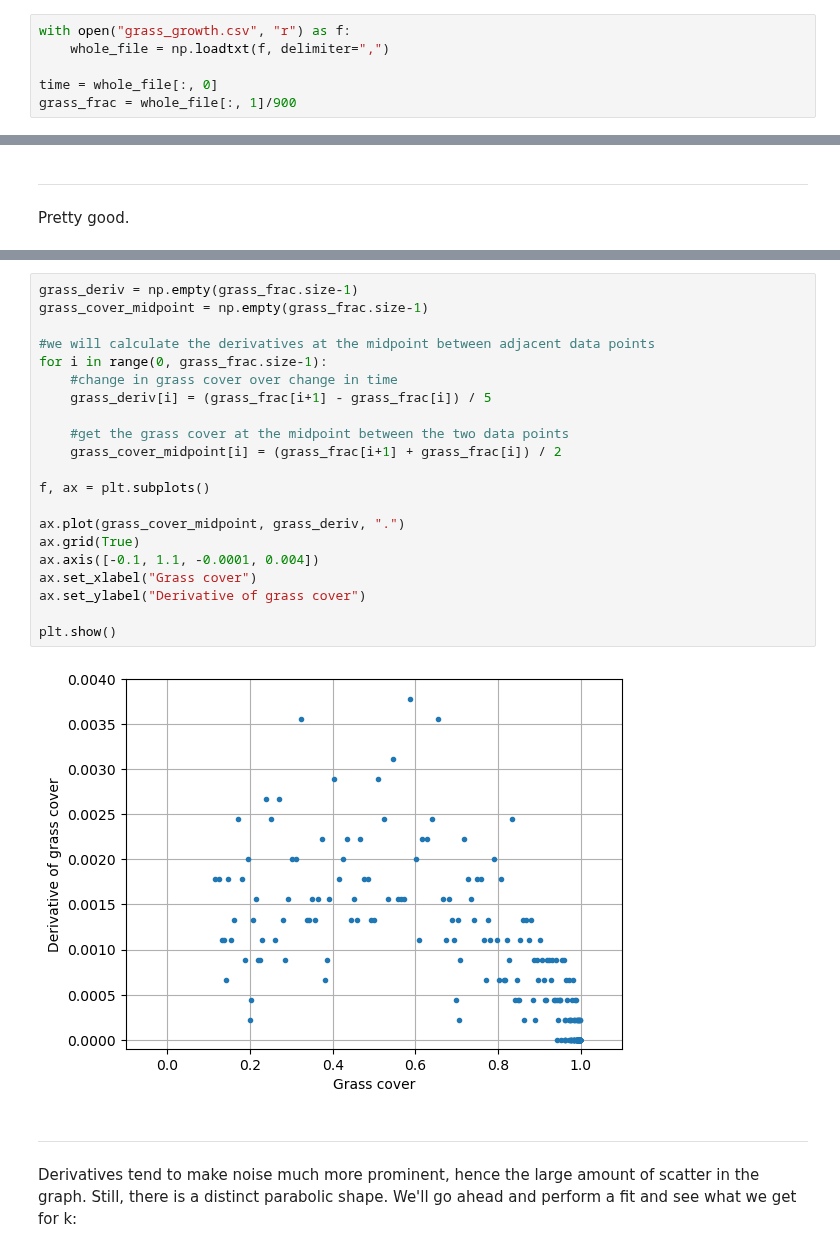
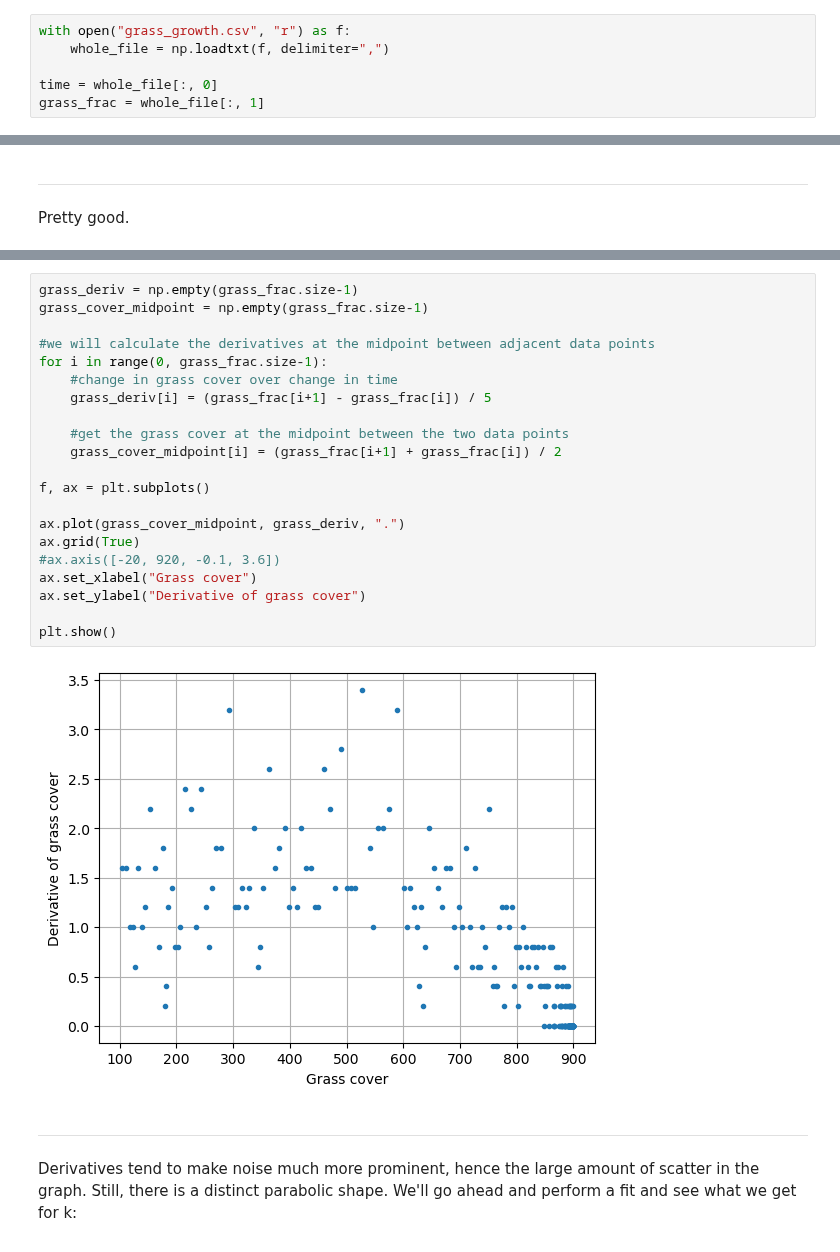
Before and after one commit to ELFREELAND/minecraft_sheep, a Jupyter notebook: grass_growth/grass_growth.ipynb, the cells around one changed output, grey strips where cells are left out. Drawn from its saved outputs; the diff is of its cells as text.

```diff
--- a/grass_growth/grass_growth.ipynb
+++ b/grass_growth/grass_growth.ipynb
@@ -18,7 +18,7 @@ with open("grass_growth.csv", "r") as f:
     whole_file = np.loadtxt(f, delimiter=",")
 
 time = whole_file[:, 0]
-grass_frac = whole_file[:, 1]/900
+grass_frac = whole_file[:, 1]
 # %% [markdown]
 ## Plot Grass Population vs Time
 ***
@@ -119,26 +119,26 @@ We'll start by calculating those derivatives.
 # %%
 grass_deriv = np.empty(grass_frac.size-1)
 grass_cover_midpoint = np.empty(grass_frac.size-1)
 
 #we will calculate the derivatives at the midpoint between adjacent data points
 for i in range(0, grass_frac.size-1):
     #change in grass cover over change in time
     grass_deriv[i] = (grass_frac[i+1] - grass_frac[i]) / 5
 
     #get the grass cover at the midpoint between the two data points
     grass_cover_midpoint[i] = (grass_frac[i+1] + grass_frac[i]) / 2
 
 f, ax = plt.subplots()
 
 ax.plot(grass_cover_midpoint, grass_deriv, ".")
 ax.grid(True)
-ax.axis([-0.1, 1.1, -0.0001, 0.004])
+#ax.axis([-20, 920, -0.1, 3.6])
 ax.set_xlabel("Grass cover")
 ax.set_ylabel("Derivative of grass cover")
 
 plt.show()
 # %% [output]
-[figure, old version]
+[figure, new version]
 # %% [markdown]
 ***
 Derivatives tend to make noise much more prominent, hence the large amount of scatter in the graph. Still, there is a distinct parabolic shape. We'll go ahead and perform a fit and see what we get for k:
```
Also changed, not shown: parts of 10 cells of this notebook, 14 other files.
